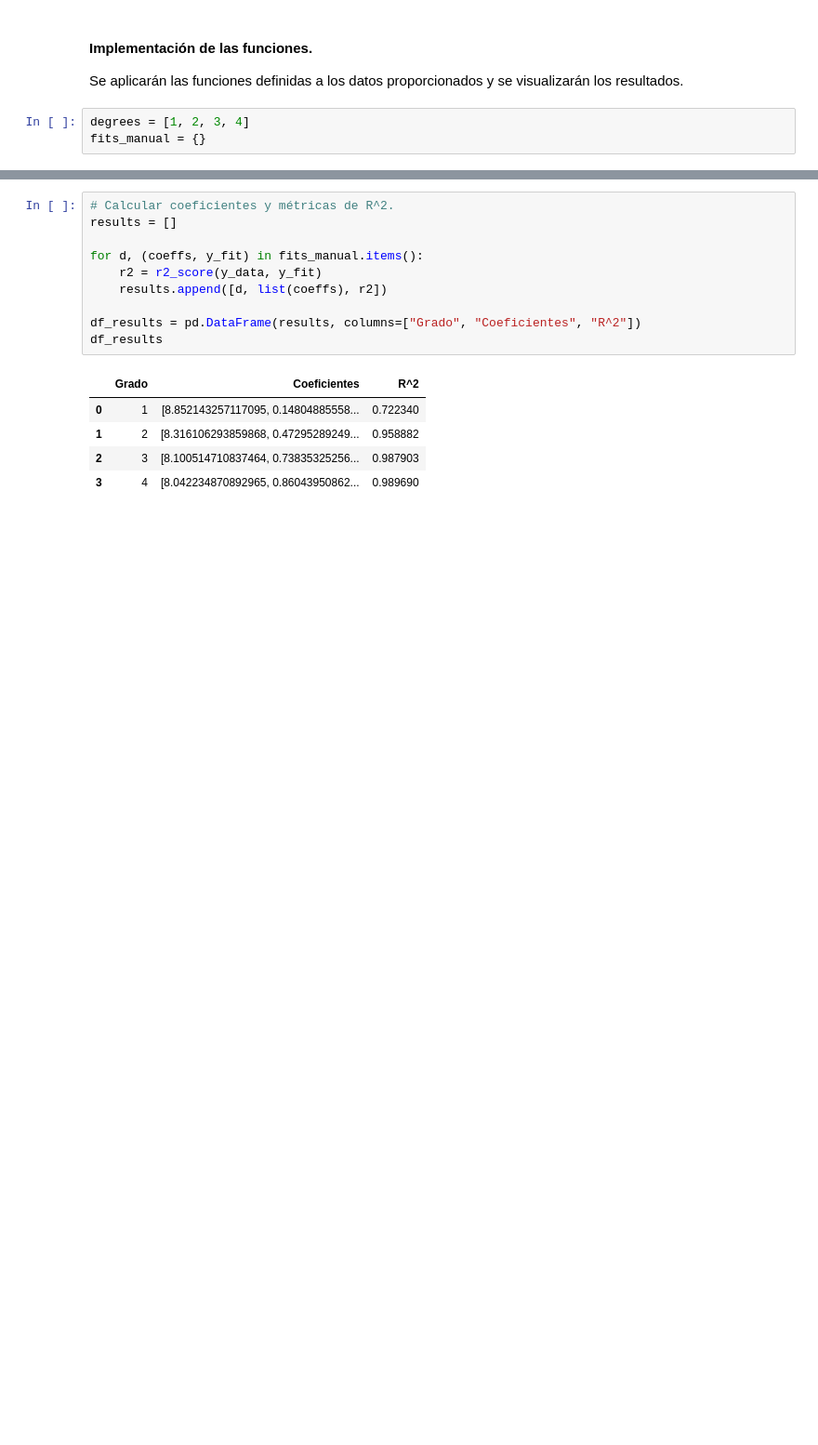
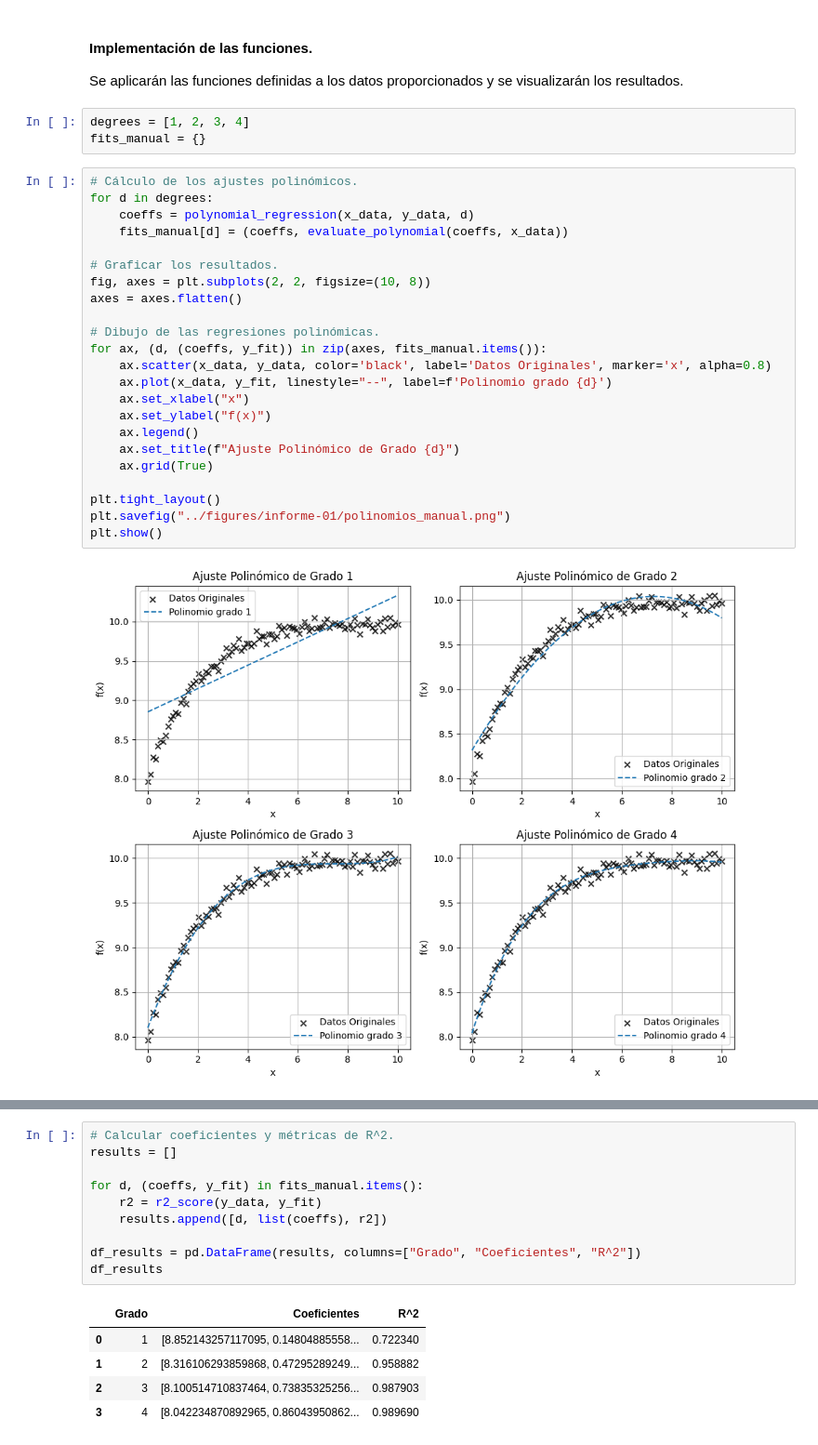
Before and after one commit to mgonzalz/sn_talleres, a Jupyter notebook: notebooks/informe-01__interp_regresion.ipynb, the cells around one changed output, grey strips where cells are left out. Shown at 93% size. Cells and saved outputs as stored; diff of their text form; blank space fills up the shorter version.

```diff
--- a/notebooks/informe-01__interp_regresion.ipynb
+++ b/notebooks/informe-01__interp_regresion.ipynb
@@ -216,4 +320,29 @@ Se aplicarán las funciones definidas a los datos proporcionados y se visualizar
 # %%
 degrees = [1, 2, 3, 4]
 fits_manual = {}
+# %%
+# Cálculo de los ajustes polinómicos.
+for d in degrees:
+    coeffs = polynomial_regression(x_data, y_data, d)
+    fits_manual[d] = (coeffs, evaluate_polynomial(coeffs, x_data))
+
+# Graficar los resultados.
+fig, axes = plt.subplots(2, 2, figsize=(10, 8))
+axes = axes.flatten()
+
+# Dibujo de las regresiones polinómicas.
+for ax, (d, (coeffs, y_fit)) in zip(axes, fits_manual.items()):
+    ax.scatter(x_data, y_data, color='black', label='Datos Originales', marker='x', alpha=0.8)
+    ax.plot(x_data, y_fit, linestyle="--", label=f'Polinomio grado {d}')
+    ax.set_xlabel("x")
+    ax.set_ylabel("f(x)")
+    ax.legend()
+    ax.set_title(f"Ajuste Polinómico de Grado {d}")
+    ax.grid(True)
+
+plt.tight_layout()
+plt.savefig("../figures/informe-01/polinomios_manual.png")
+plt.show()
+# %% [output]
+[figure, added]
 # %%
```
Also changed, not shown: parts of 22 cells of this notebook, 5 other files.
